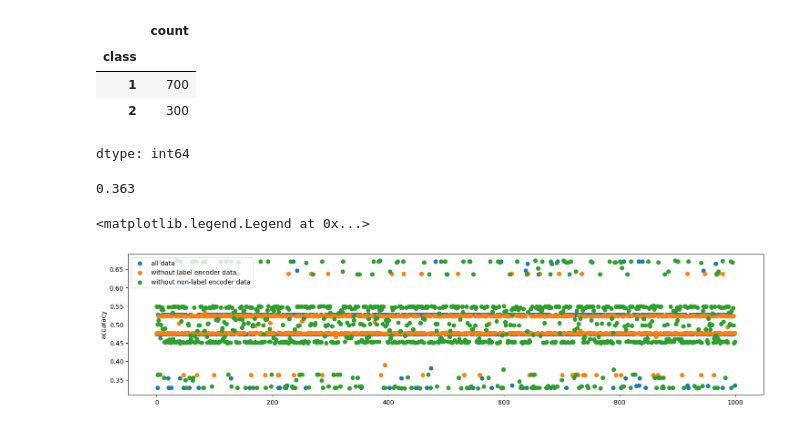
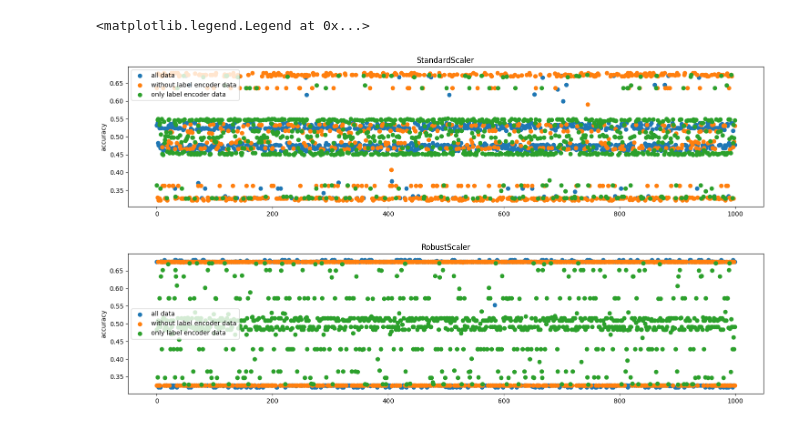
Before and after one commit to fadeeva/MLDL_plgrnd, a Jupyter notebook: Clusters/01_KMeans.ipynb, the cells around one changed output. Cells and saved outputs as stored; diff of their text form; code cells hidden in the pictures.

Commit message:
robust scaler

```diff
--- a/Clusters/01_KMeans.ipynb
+++ b/Clusters/01_KMeans.ipynb
@@ -85,5 +74,0 @@ plt.show()
-# %%
-model = KMeans(n_clusters=2)
-model.fit(X[le])
-X['cluster'] = model.labels_
-X.groupby('cluster').mean()
@@ -95,3 +74,0 @@ X.groupby('cluster').mean()
-# %%
-X['cluster'] = X['cluster']+1
-X['cluster'].value_counts()
@@ -104,20 +75,14 @@ dtype: int64
-# %%
-y['class'].value_counts()
-# %% [output]
-|  | count |
-| class |  |
-| 1 | 700 |
-| 2 | 300 |
-dtype: int64
-# %%
-accuracy_score(y, X['cluster'])
-# %% [output]
-0.363
 # %%
 norm = StandardScaler()
-
 DATA = {
     'all data': norm.fit_transform(X),
     'without label encoder data': norm.fit_transform(X.loc[:, ~X.columns.isin(le)]),
-    'without non-label encoder data': norm.fit_transform(X[le])
+    'only label encoder data': norm.fit_transform(X[le])
 }
+
+robust = RobustScaler()
+robust_DATA = {
+    'all data': robust.fit_transform(X),
+    'without label encoder data': robust.fit_transform(X.loc[:, ~X.columns.isin(le)]),
+    'only label encoder data': robust.fit_transform(X[le])
+}
@@ -126,19 +89,38 @@ from collections import defaultdict
 # %%
-acc_results = defaultdict(list)
+acc_results = {
+    'StandardScaler': defaultdict(list),
+    'RobustScaler': defaultdict(list),
+}
 
 model = KMeans(n_clusters=2)
+
 
 plt.figure(figsize=(18, 4))
 for key, data in DATA.items():
     for _ in range(1_000):
         model.fit(data)
-        acc_results[key].append(accuracy_score(y, model.labels_+1))
+        acc_results['StandardScaler'][key].append(accuracy_score(y, model.labels_+1))
 
-    plt.scatter(np.arange(1_000), acc_results[key], label=key)
+    plt.scatter(np.arange(1_000), acc_results['StandardScaler'][key], label=key)
 
+plt.title('StandardScaler')
 plt.ylabel('accuracy')
 plt.legend()
+
+
+plt.figure(figsize=(18, 4))
+for key, data in robust_DATA.items():
+    for _ in range(1_000):
+        model.fit(data)
+        acc_results['RobustScaler'][key].append(accuracy_score(y, model.labels_+1))
+
+    plt.scatter(np.arange(1_000), acc_results['RobustScaler'][key], label=key)
+
+plt.title('RobustScaler')
+plt.ylabel('accuracy')
+plt.legend()
 # %% [output]
 <matplotlib.legend.Legend at 0x...>
-[figure, old version]
+[figure, new version]
+[figure, added]
 # %%
```
Also changed, not shown: parts of 9 cells of this notebook.
